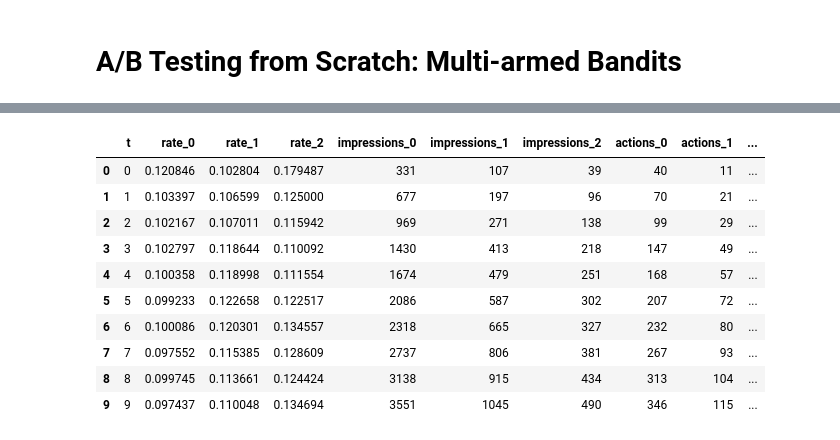
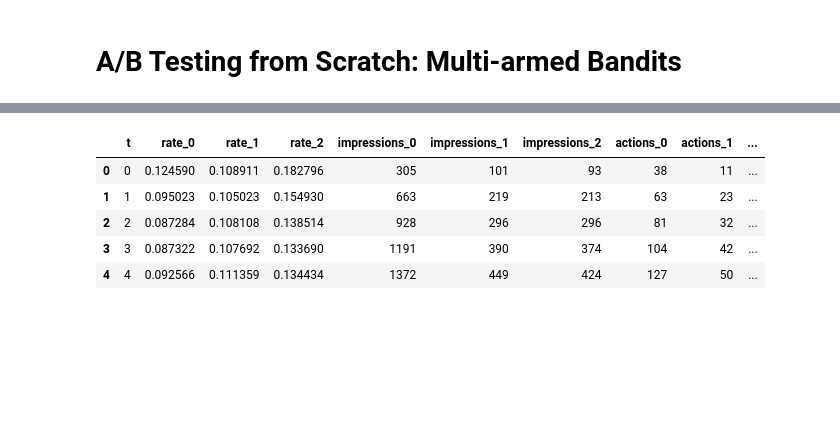
Before and after one commit to cstorm125/abtestoo, a Jupyter notebook: mab.ipynb, the cells around one changed output, grey strips where cells are left out. Cells and saved outputs as stored; diff of their text form; code cells hidden in the pictures; blank space fills up the shorter version.

```diff
--- a/mab.ipynb
+++ b/mab.ipynb
@@ -22,12 +24,12 @@ class Arm:
         self.true_p = true_p
         self.reset()
     def reset(self):
-        self.impressions = 1
-        self.actions = 1
+        self.impressions = 0
+        self.actions = 0
     def get_state(self):
         return self.impressions,self.actions
     def get_rate(self):
-        return self.actions / self.impressions
+        return self.actions / self.impressions if self.impressions >0 else 0.
     def pull(self):
         self.impressions+=1
         res = 1 if np.random.random() < self.true_p else 0
@@ -52,6 +54,8 @@ class MusketeerEnv:
         return self.get_state()
     def get_state(self):
         return [self.arms[i].get_state() for i in range(self.nb_arms)]
+    def get_rates(self):
+        return [self.arms[i].get_rate() for i in range(self.nb_arms)]
     def get_impressions(self):
         return int(np.random.triangular(self.avg_impressions/2,
                                     self.avg_impressions,
@@ -75,8 +79,8 @@ class MusketeerEnv:
         d['opt_impressions_rate'] = d['opt_impressions'] / d['total_impressions']
         d['total_actions'] = sum([self.arms[i].actions for i in range(self.nb_arms)])
         d['total_rate'] = d['total_actions'] / d['total_impressions']
-#         d['regret_rate'] = d['max_rate'] - d['total_rate']
-#         d['regret'] = d['regret_rate'] * d['total_impressions']
+        d['regret_rate'] = d['max_rate'] - d['total_rate']
+        d['regret'] = d['regret_rate'] * d['total_impressions']
         self.ds.append(d)
     def show_df(self):
         df = pd.DataFrame(self.ds)
@@ -84,12 +88,13 @@ class MusketeerEnv:
                [f'impressions_{i}' for i in range(self.nb_arms)]+ \
                [f'actions_{i}' for i in range(self.nb_arms)]+ \
                ['total_impressions','total_actions','total_rate']+ \
-               ['opt_impressions','opt_impressions_rate']
-#                ['regret_rate','regret']+ \
+               ['opt_impressions','opt_impressions_rate']+ \
+               ['regret_rate','regret']
         df = df[cols]
         return df
-env = MusketeerEnv(true_ps = [0.1,0.12,0.13], avg_impressions=500)
 # %%
-for i in range(10):
-    print(env.step([0.7,0.2,0.1]))
+env = MusketeerEnv(true_ps = [0.1,0.12,0.13], avg_impressions=500)
+for i in range(1000):
+    env.step([0.6,0.2,0.2])
+env.get_rates()
 # %% [output]
@@ -106,15 +102,10 @@ for i in range(10):
 # %%
-env.show_df()
+env.show_df().head()
 # %% [output]
 |  | t | rate_0 | rate_1 | rate_2 | impressions_0 | impressions_1 | impressions_2 | actions_0 | actions_1 | ... |
-| 0 | 0 | 0.120846 | 0.102804 | 0.179487 | 331 | 107 | 39 | 40 | 11 | ... |
-| 1 | 1 | 0.103397 | 0.106599 | 0.125000 | 677 | 197 | 96 | 70 | 21 | ... |
-| 2 | 2 | 0.102167 | 0.107011 | 0.115942 | 969 | 271 | 138 | 99 | 29 | ... |
-| 3 | 3 | 0.102797 | 0.118644 | 0.110092 | 1430 | 413 | 218 | 147 | 49 | ... |
-| 4 | 4 | 0.100358 | 0.118998 | 0.111554 | 1674 | 479 | 251 | 168 | 57 | ... |
-| 5 | 5 | 0.099233 | 0.122658 | 0.122517 | 2086 | 587 | 302 | 207 | 72 | ... |
-| 6 | 6 | 0.100086 | 0.120301 | 0.134557 | 2318 | 665 | 327 | 232 | 80 | ... |
-| 7 | 7 | 0.097552 | 0.115385 | 0.128609 | 2737 | 806 | 381 | 267 | 93 | ... |
-| 8 | 8 | 0.099745 | 0.113661 | 0.124424 | 3138 | 915 | 434 | 313 | 104 | ... |
-| 9 | 9 | 0.097437 | 0.110048 | 0.134694 | 3551 | 1045 | 490 | 346 | 115 | ... |
+| 0 | 0 | 0.124590 | 0.108911 | 0.182796 | 305 | 101 | 93 | 38 | 11 | ... |
+| 1 | 1 | 0.095023 | 0.105023 | 0.154930 | 663 | 219 | 213 | 63 | 23 | ... |
+| 2 | 2 | 0.087284 | 0.108108 | 0.138514 | 928 | 296 | 296 | 81 | 32 | ... |
+| 3 | 3 | 0.087322 | 0.107692 | 0.133690 | 1191 | 390 | 374 | 104 | 42 | ... |
+| 4 | 4 | 0.092566 | 0.111359 | 0.134434 | 1372 | 449 | 424 | 127 | 50 | ... |
 # %%
```
Also changed, not shown: parts of 9 cells of this notebook.
